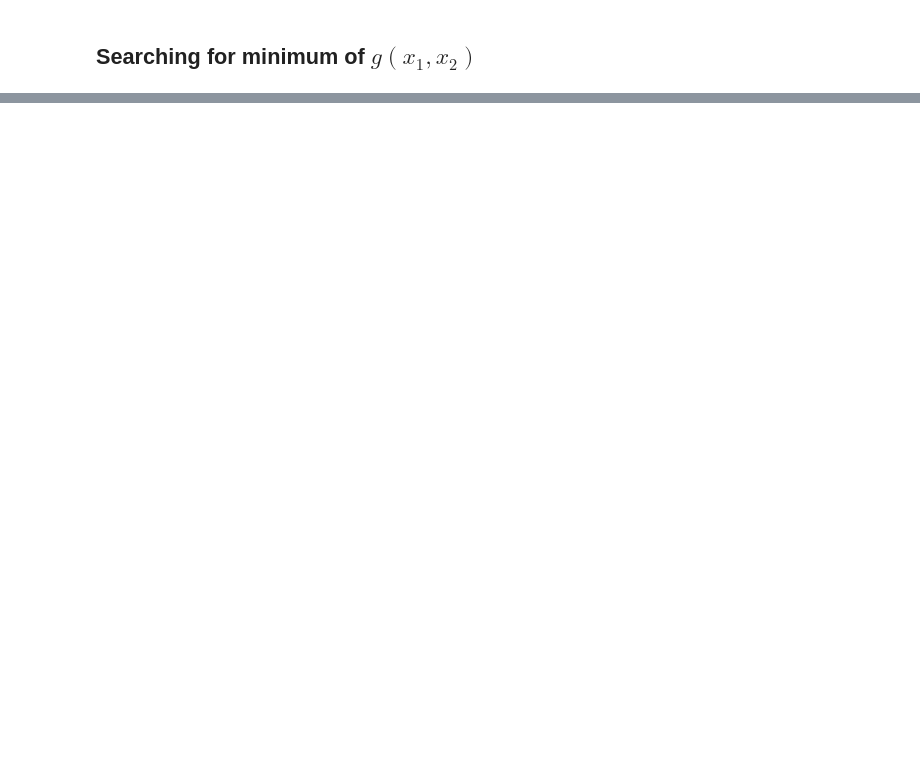
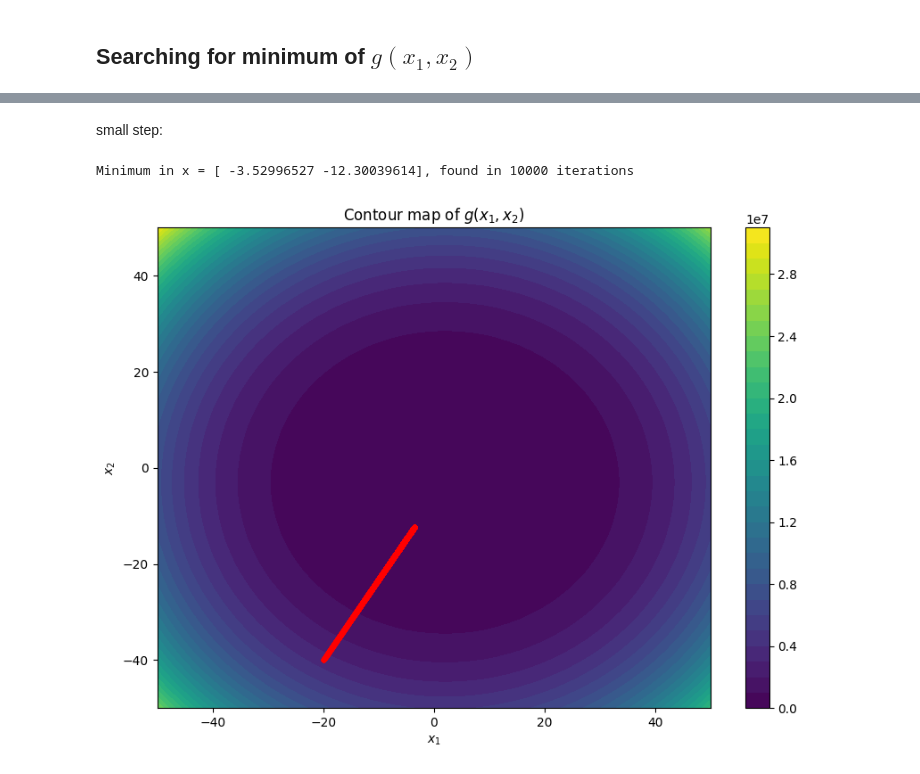
Before and after one commit to NataszaJarecka/WSI_LABS, a Jupyter notebook: Lab 1/experiments.ipynb, the cells around one changed output, grey strips where cells are left out. Cells and saved outputs as stored; diff of their text form; code cells hidden in the pictures; blank space fills up the shorter version.

```diff
--- a/Lab 1/experiments.ipynb
+++ b/Lab 1/experiments.ipynb
@@ -185,0 +269,46 @@ Minimum in x = [-1.41237062], found in 30 iterations, starting point was [-0.221
+# %% [markdown]
+small step:
+# %%
+x1, x2 = sp.symbols('x1 x2')
+
+g = lambda x1, x2:(x1-2)**4 + (x2 + 3)**4 + 2*((x1 - 2)**2)*((x2 + 3)**2)
+variables = [x1, x2]
+step = 0.0000001
+start = [-20, -40]
+presicion = 0.000001
+iter = 10000
+
+point, i, all_points = gradient_descent(g, variables, step, start, presicion, iter)
+
+print(f'Minimum in x = {point}, found in {i} iterations')
+
+x1 = np.linspace(-50, 50, 50)
+x2 = np.linspace(-50, 50, 50)
+
+X1, X2 = np.meshgrid(x1, x2)
+g = (X1-2)**4 + (X2+3)**4 + 2 * ((X1-2)**2)*((X2+3)**2)
+
+all_points = np.array(all_points)
+
+points_x1 = np.array([point[0] for point in all_points])
+points_x2 = np.array([point[1] for point in all_points])
+
+
+
+plt.figure(figsize=(10, 7))
+contour = plt.contourf(X1, X2, g, levels=30, cmap='viridis')
+plt.colorbar(contour)
+plt.xlabel('$x_1$')
+plt.ylabel('$x_2$')
+plt.title('Contour map of $g(x_1, x_2)$')
+
+
+
+
+plt.scatter(points_x1, points_x2, color='red', s=10, label='Punkty')
+plt.plot(points_x1, points_x2, color='red', linewidth=2, linestyle='--')
+
+plt.show()
+# %% [output]
+Minimum in x = [ -3.52996527 -12.30039614], found in 10000 iterations
+[figure, added]
```
Also changed, not shown: parts of 10 cells of this notebook, 1 other file.
